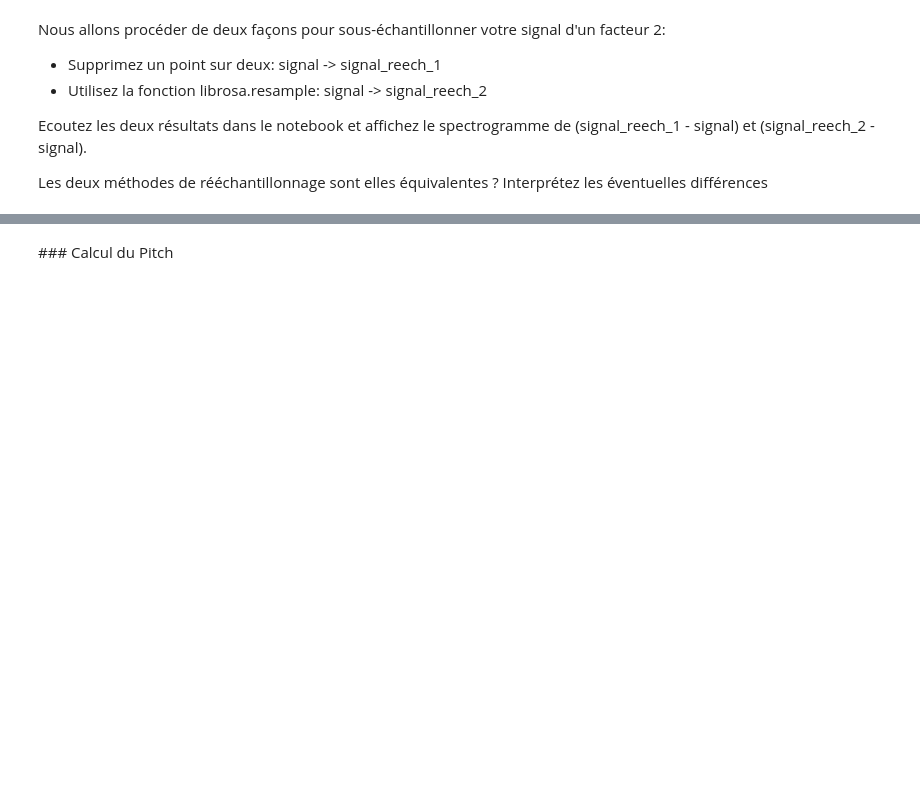
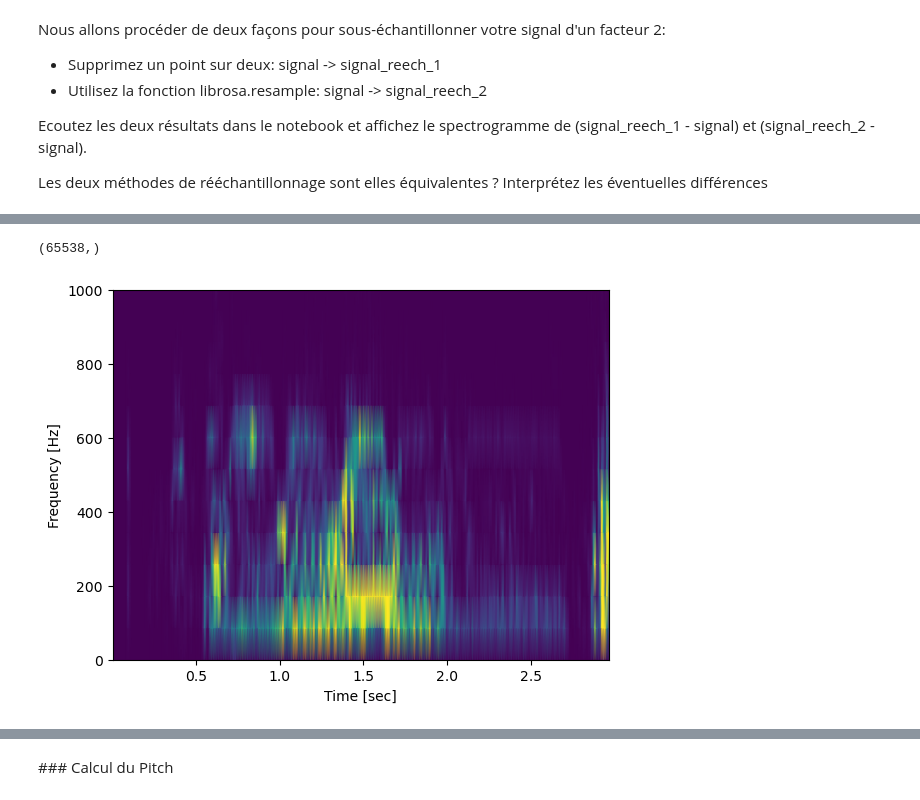
Before and after one commit to ArnaudGardille/Deep-Learning-Signal, a Jupyter notebook: dls_tp1.ipynb, the cells around one changed output, grey strips where cells are left out. Drawn from its saved outputs; the diff is of its cells as text; code cells hidden in the pictures; blank space fills up the shorter version.

```diff
--- a/dls_tp1.ipynb
+++ b/dls_tp1.ipynb
@@ -113,3 +109,5 @@ Nous allons procéder de deux façons pour sous-échantillonner votre signal d'u
 Ecoutez les deux résultats dans le notebook et affichez le spectrogramme de (signal_reech_1 - signal) et (signal_reech_2 - signal).
 
 Les deux méthodes de rééchantillonnage sont elles équivalentes ? Interprétez les éventuelles différences
+# %%
+facteur_sous_ech = 6
@@ -116,5 +122,8 @@ Les deux méthodes de rééchantillonnage sont elles équivalentes ? Interpréte
 # %%
-signal_reech_1 = rec[::2]
-Audio(signal_reech_1, autoplay=True, rate=y/2)
+signal_reech_1 = rec[::facteur_sous_ech]
+Audio(signal_reech_1, autoplay=True, rate=y/facteur_sous_ech)
 # %% [output]
 [interactive output not drawn]
+# %%
+test = np.repeat(signal_reech_1,facteur_sous_ech)
+Audio(test, autoplay=True, rate=y)
@@ -120,0 +132,13 @@ Audio(signal_reech_1, autoplay=True, rate=y/2)
+# %%
+test.shape
+# %% [output]
+(65538,)
+# %%
+f, t, Sxx = scipy.signal.spectrogram(test, y)
+plt.pcolormesh(t, f,Sxx, shading='gouraud', vmax=Sxx.max() / 10)
+plt.ylabel('Frequency [Hz]')
+plt.xlabel('Time [sec]')
+plt.ylim(ymax=1000) #or yl
+plt.show()
+# %% [output]
+[figure, added]
```
Also changed, not shown: parts of 8 cells of this notebook.
